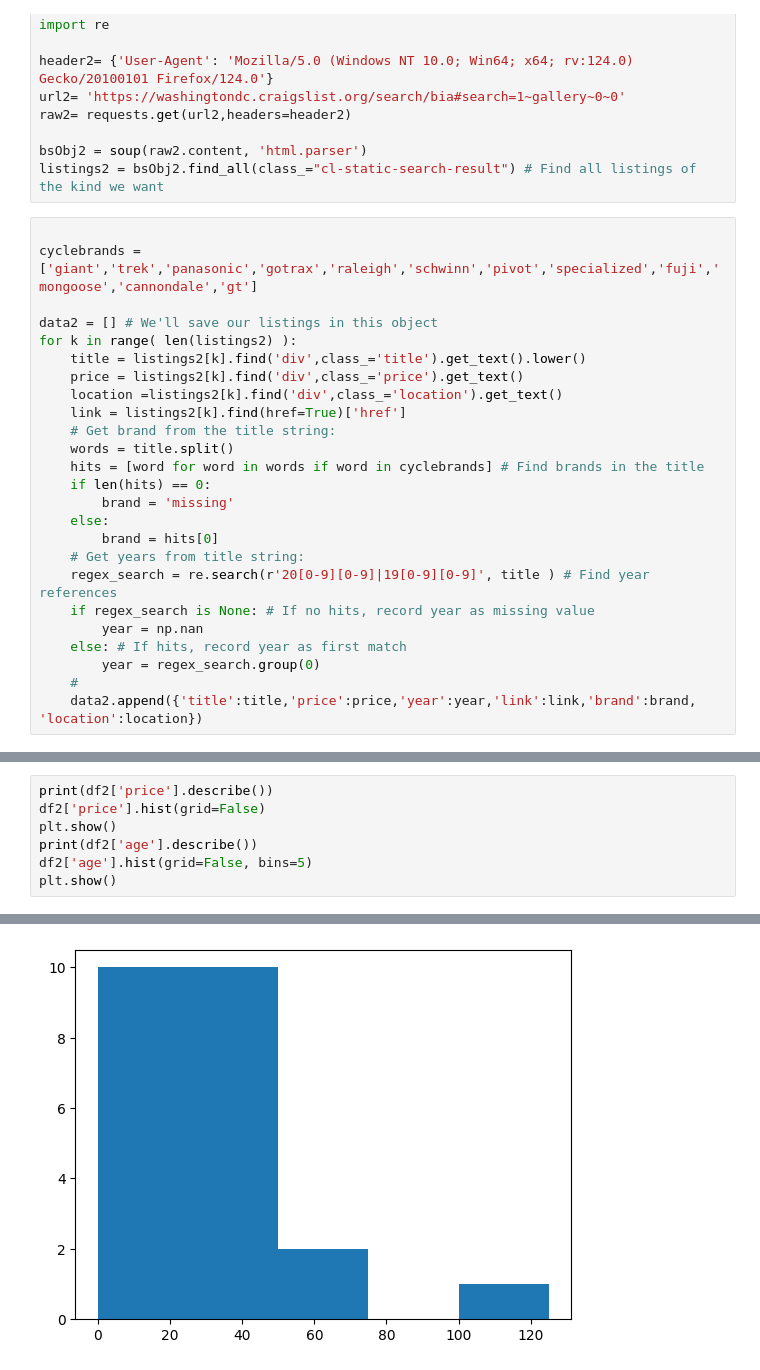
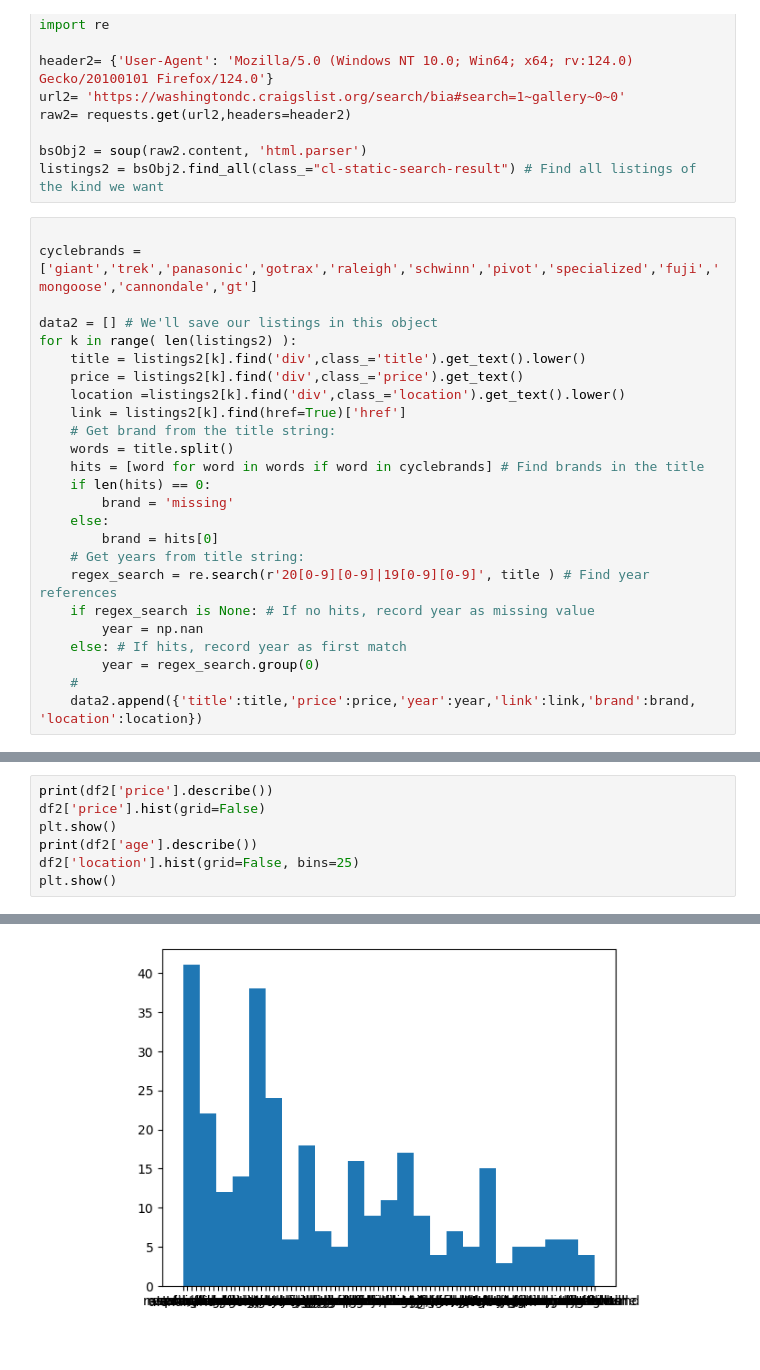
Before and after one commit to teaganabritten/wranglingfork, a Jupyter notebook: lab/lab_notebook.ipynb, the cells around one changed output, grey strips where cells are left out. Saved outputs shown, nothing was run; the diff lists cells and outputs as text.

Commit message:
added visualisations

```diff
--- a/lab/lab_notebook.ipynb
+++ b/lab/lab_notebook.ipynb
@@ -234,7 +234,7 @@ data2 = [] # We'll save our listings in this object
 for k in range( len(listings2) ):
     title = listings2[k].find('div',class_='title').get_text().lower()
     price = listings2[k].find('div',class_='price').get_text()
-    location =listings2[k].find('div',class_='location').get_text()
+    location =listings2[k].find('div',class_='location').get_text().lower()
     link = listings2[k].find(href=True)['href']
     # Get brand from the title string:
     words = title.split()
@@ -281,6 +281,6 @@ print(df2['price'].describe())
 df2['price'].hist(grid=False)
 plt.show()
 print(df2['age'].describe())
-df2['age'].hist(grid=False, bins=5)
+df2['location'].hist(grid=False, bins=25)
 plt.show()
 # %% [output]
@@ -304,3 +304,3 @@ min        0.000000
 max      125.000000
 Name: age, dtype: float64
-[figure, old version]
+[figure, new version]
```
Also changed, not shown: parts of 7 cells of this notebook.
